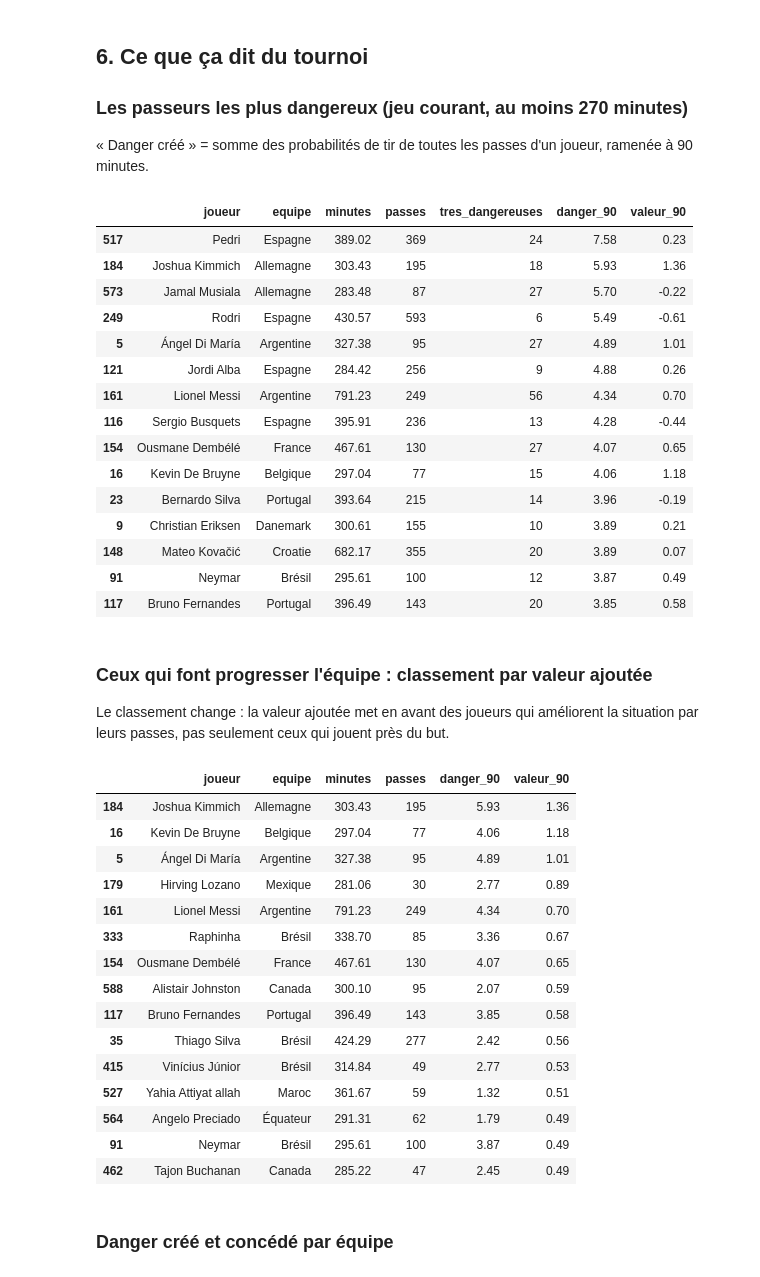
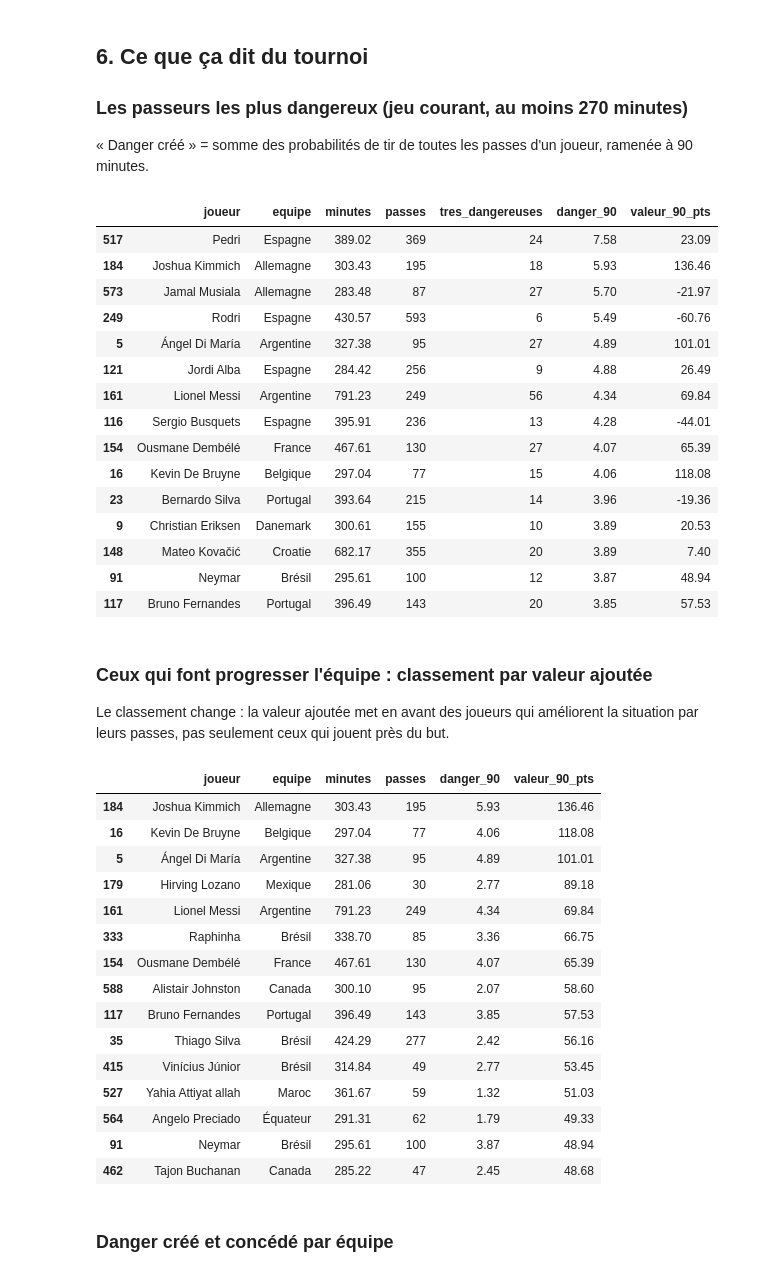
Before and after one commit to mathismaitrallin/danger-passes, a Jupyter notebook: analyse.ipynb, the cells around one changed output. Drawn from its saved outputs; the diff is of its cells as text; code cells hidden in the pictures.

```diff
--- a/analyse.ipynb
+++ b/analyse.ipynb
@@ -204,56 +204,56 @@ Corrélation (Spearman) avec les adversaires éliminés : {'danger': 0.373, 'val
 # %%
 jeu = passes[passes["type_passe"] == "Jeu courant"]
 par_joueur = (jeu.groupby(["joueur_id", "joueur", "equipe"])
               .agg(passes=("danger", "size"), danger=("danger", "sum"),
                    valeur=("valeur_ajoutee", "sum"),
                    tres_dangereuses=("danger", lambda s: (s >= passes["danger"].quantile(0.95)).sum()))
               .reset_index()
               .merge(minutes.groupby("joueur_id")["minutes"].sum().reset_index(), on="joueur_id"))
 par_joueur["danger_90"] = par_joueur["danger"] / par_joueur["minutes"] * 90
-par_joueur["valeur_90"] = par_joueur["valeur"] / par_joueur["minutes"] * 90
+par_joueur["valeur_90_pts"] = par_joueur["valeur"] * 100 / par_joueur["minutes"] * 90  # en points
 top = par_joueur[par_joueur["minutes"] >= 270].nlargest(15, "danger_90")
-top[["joueur", "equipe", "minutes", "passes", "tres_dangereuses", "danger_90", "valeur_90"]].round(2)
+top[["joueur", "equipe", "minutes", "passes", "tres_dangereuses", "danger_90", "valeur_90_pts"]].round(2)
 # %% [output]
-|  | joueur | equipe | minutes | passes | tres_dangereuses | danger_90 | valeur_90 |
-| 517 | Pedri | Espagne | 389.02 | 369 | 24 | 7.58 | 0.23 |
-| 184 | Joshua Kimmich | Allemagne | 303.43 | 195 | 18 | 5.93 | 1.36 |
-| 573 | Jamal Musiala | Allemagne | 283.48 | 87 | 27 | 5.70 | -0.22 |
-| 249 | Rodri | Espagne | 430.57 | 593 | 6 | 5.49 | -0.61 |
-| 5 | Ángel Di María | Argentine | 327.38 | 95 | 27 | 4.89 | 1.01 |
-| 121 | Jordi Alba | Espagne | 284.42 | 256 | 9 | 4.88 | 0.26 |
-| 161 | Lionel Messi | Argentine | 791.23 | 249 | 56 | 4.34 | 0.70 |
-| 116 | Sergio Busquets | Espagne | 395.91 | 236 | 13 | 4.28 | -0.44 |
-| 154 | Ousmane Dembélé | France | 467.61 | 130 | 27 | 4.07 | 0.65 |
-| 16 | Kevin De Bruyne | Belgique | 297.04 | 77 | 15 | 4.06 | 1.18 |
-| 23 | Bernardo Silva | Portugal | 393.64 | 215 | 14 | 3.96 | -0.19 |
-| 9 | Christian Eriksen | Danemark | 300.61 | 155 | 10 | 3.89 | 0.21 |
-| 148 | Mateo Kovačić | Croatie | 682.17 | 355 | 20 | 3.89 | 0.07 |
-| 91 | Neymar | Brésil | 295.61 | 100 | 12 | 3.87 | 0.49 |
-| 117 | Bruno Fernandes | Portugal | 396.49 | 143 | 20 | 3.85 | 0.58 |
+|  | joueur | equipe | minutes | passes | tres_dangereuses | danger_90 | valeur_90_pts |
+| 517 | Pedri | Espagne | 389.02 | 369 | 24 | 7.58 | 23.09 |
+| 184 | Joshua Kimmich | Allemagne | 303.43 | 195 | 18 | 5.93 | 136.46 |
+| 573 | Jamal Musiala | Allemagne | 283.48 | 87 | 27 | 5.70 | -21.97 |
+| 249 | Rodri | Espagne | 430.57 | 593 | 6 | 5.49 | -60.76 |
+| 5 | Ángel Di María | Argentine | 327.38 | 95 | 27 | 4.89 | 101.01 |
+| 121 | Jordi Alba | Espagne | 284.42 | 256 | 9 | 4.88 | 26.49 |
+| 161 | Lionel Messi | Argentine | 791.23 | 249 | 56 | 4.34 | 69.84 |
+| 116 | Sergio Busquets | Espagne | 395.91 | 236 | 13 | 4.28 | -44.01 |
+| 154 | Ousmane Dembélé | France | 467.61 | 130 | 27 | 4.07 | 65.39 |
+| 16 | Kevin De Bruyne | Belgique | 297.04 | 77 | 15 | 4.06 | 118.08 |
+| 23 | Bernardo Silva | Portugal | 393.64 | 215 | 14 | 3.96 | -19.36 |
+| 9 | Christian Eriksen | Danemark | 300.61 | 155 | 10 | 3.89 | 20.53 |
+| 148 | Mateo Kovačić | Croatie | 682.17 | 355 | 20 | 3.89 | 7.40 |
+| 91 | Neymar | Brésil | 295.61 | 100 | 12 | 3.87 | 48.94 |
+| 117 | Bruno Fernandes | Portugal | 396.49 | 143 | 20 | 3.85 | 57.53 |
 # %% [markdown]
 ### Ceux qui font progresser l'équipe : classement par valeur ajoutée
 
 Le classement change : la valeur ajoutée met en avant des joueurs qui améliorent la situation par leurs passes, pas seulement ceux qui jouent près du but.
 # %%
-par_joueur[par_joueur["minutes"] >= 270].nlargest(15, "valeur_90")[
-    ["joueur", "equipe", "minutes", "passes", "danger_90", "valeur_90"]].round(2)
+par_joueur[par_joueur["minutes"] >= 270].nlargest(15, "valeur_90_pts")[
+    ["joueur", "equipe", "minutes", "passes", "danger_90", "valeur_90_pts"]].round(2)
 # %% [output]
-|  | joueur | equipe | minutes | passes | danger_90 | valeur_90 |
-| 184 | Joshua Kimmich | Allemagne | 303.43 | 195 | 5.93 | 1.36 |
-| 16 | Kevin De Bruyne | Belgique | 297.04 | 77 | 4.06 | 1.18 |
-| 5 | Ángel Di María | Argentine | 327.38 | 95 | 4.89 | 1.01 |
-| 179 | Hirving Lozano | Mexique | 281.06 | 30 | 2.77 | 0.89 |
-| 161 | Lionel Messi | Argentine | 791.23 | 249 | 4.34 | 0.70 |
-| 333 | Raphinha | Brésil | 338.70 | 85 | 3.36 | 0.67 |
-| 154 | Ousmane Dembélé | France | 467.61 | 130 | 4.07 | 0.65 |
-| 588 | Alistair Johnston | Canada | 300.10 | 95 | 2.07 | 0.59 |
-| 117 | Bruno Fernandes | Portugal | 396.49 | 143 | 3.85 | 0.58 |
-| 35 | Thiago Silva | Brésil | 424.29 | 277 | 2.42 | 0.56 |
-| 415 | Vinícius Júnior | Brésil | 314.84 | 49 | 2.77 | 0.53 |
-| 527 | Yahia Attiyat allah | Maroc | 361.67 | 59 | 1.32 | 0.51 |
-| 564 | Angelo Preciado | Équateur | 291.31 | 62 | 1.79 | 0.49 |
-| 91 | Neymar | Brésil | 295.61 | 100 | 3.87 | 0.49 |
-| 462 | Tajon Buchanan | Canada | 285.22 | 47 | 2.45 | 0.49 |
+|  | joueur | equipe | minutes | passes | danger_90 | valeur_90_pts |
+| 184 | Joshua Kimmich | Allemagne | 303.43 | 195 | 5.93 | 136.46 |
+| 16 | Kevin De Bruyne | Belgique | 297.04 | 77 | 4.06 | 118.08 |
+| 5 | Ángel Di María | Argentine | 327.38 | 95 | 4.89 | 101.01 |
+| 179 | Hirving Lozano | Mexique | 281.06 | 30 | 2.77 | 89.18 |
+| 161 | Lionel Messi | Argentine | 791.23 | 249 | 4.34 | 69.84 |
+| 333 | Raphinha | Brésil | 338.70 | 85 | 3.36 | 66.75 |
+| 154 | Ousmane Dembélé | France | 467.61 | 130 | 4.07 | 65.39 |
+| 588 | Alistair Johnston | Canada | 300.10 | 95 | 2.07 | 58.60 |
+| 117 | Bruno Fernandes | Portugal | 396.49 | 143 | 3.85 | 57.53 |
+| 35 | Thiago Silva | Brésil | 424.29 | 277 | 2.42 | 56.16 |
+| 415 | Vinícius Júnior | Brésil | 314.84 | 49 | 2.77 | 53.45 |
+| 527 | Yahia Attiyat allah | Maroc | 361.67 | 59 | 1.32 | 51.03 |
+| 564 | Angelo Preciado | Équateur | 291.31 | 62 | 1.79 | 49.33 |
+| 91 | Neymar | Brésil | 295.61 | 100 | 3.87 | 48.94 |
+| 462 | Tajon Buchanan | Canada | 285.22 | 47 | 2.45 | 48.68 |
 # %% [markdown]
 ### Danger créé et concédé par équipe
 # %%
```
Also changed, not shown: 1 other file.
